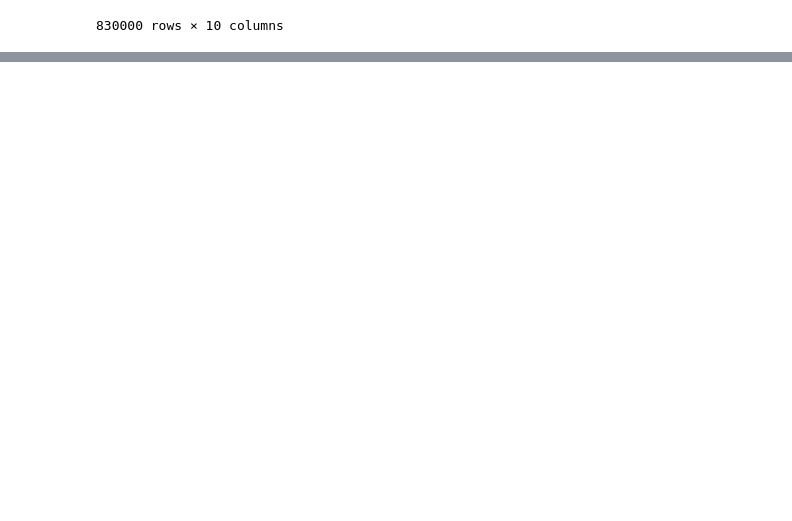
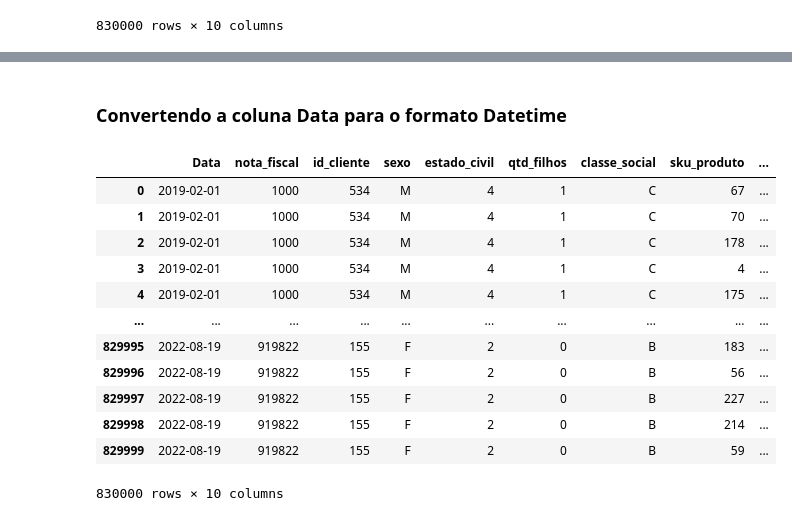
Before and after one commit to andrezameira/Miniprojeto_AndrezaCristinaMeira_Analise_de_Dados_T3, a Jupyter notebook: mini_projeto_varejo.ipynb, the cells around one changed output, grey strips where cells are left out. Drawn from its saved outputs; the diff is of its cells as text; code cells hidden in the pictures; blank space fills up the shorter version.

```diff
--- a/mini_projeto_varejo.ipynb
+++ b/mini_projeto_varejo.ipynb
@@ -59,0 +77,23 @@ df_varejo
+# %% [markdown]
+### Convertendo a coluna Data para o formato Datetime
+# %%
+df_varejo["Data"] = pd.to_datetime(
+    df_varejo["Data"],
+    dayfirst=True
+)
+
+df_varejo
+# %% [output]
+|  | Data | nota_fiscal | id_cliente | sexo | estado_civil | qtd_filhos | classe_social | sku_produto | ... |
+| 0 | 2019-02-01 | 1000 | 534 | M | 4 | 1 | C | 67 | ... |
+| 1 | 2019-02-01 | 1000 | 534 | M | 4 | 1 | C | 70 | ... |
+| 2 | 2019-02-01 | 1000 | 534 | M | 4 | 1 | C | 178 | ... |
+| 3 | 2019-02-01 | 1000 | 534 | M | 4 | 1 | C | 4 | ... |
+| 4 | 2019-02-01 | 1000 | 534 | M | 4 | 1 | C | 175 | ... |
+| ... | ... | ... | ... | ... | ... | ... | ... | ... | ... |
+| 829995 | 2022-08-19 | 919822 | 155 | F | 2 | 0 | B | 183 | ... |
+| 829996 | 2022-08-19 | 919822 | 155 | F | 2 | 0 | B | 56 | ... |
+| 829997 | 2022-08-19 | 919822 | 155 | F | 2 | 0 | B | 227 | ... |
+| 829998 | 2022-08-19 | 919822 | 155 | F | 2 | 0 | B | 214 | ... |
+| 829999 | 2022-08-19 | 919822 | 155 | F | 2 | 0 | B | 59 | ... |
+830000 rows × 10 columns
```
Also changed, not shown: parts of 20 cells of this notebook.
